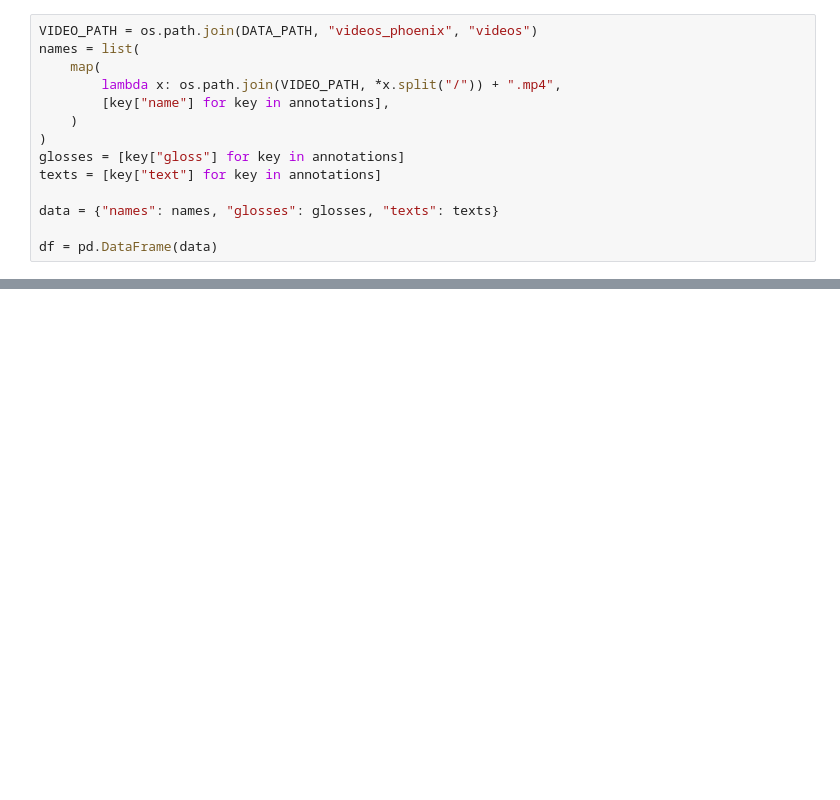
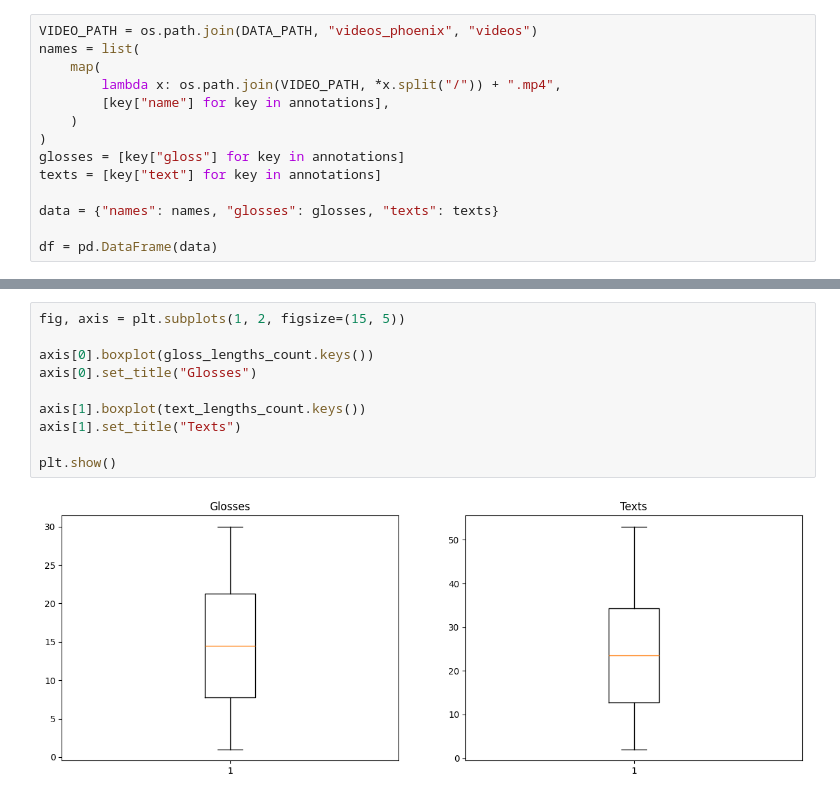
Before and after one commit to AlexPham0209/asl-cnn-transformer, a Jupyter notebook: asl_research/data/exploration.ipynb, the cells around one changed output, grey strips where cells are left out. Saved outputs shown, nothing was run; the diff lists cells and outputs as text; blank space fills up the shorter version.

```diff
--- a/asl_research/data/exploration.ipynb
+++ b/asl_research/data/exploration.ipynb
@@ -50,0 +113,12 @@ print(df.head(5))
+# %%
+fig, axis = plt.subplots(1, 2, figsize=(15, 5))
+
+axis[0].boxplot(gloss_lengths_count.keys())
+axis[0].set_title("Glosses")
+
+axis[1].boxplot(text_lengths_count.keys())
+axis[1].set_title("Texts")
+
+plt.show()
+# %% [output]
+[figure, added]
```
Also changed, not shown: parts of 11 cells of this notebook, 3 other files.
